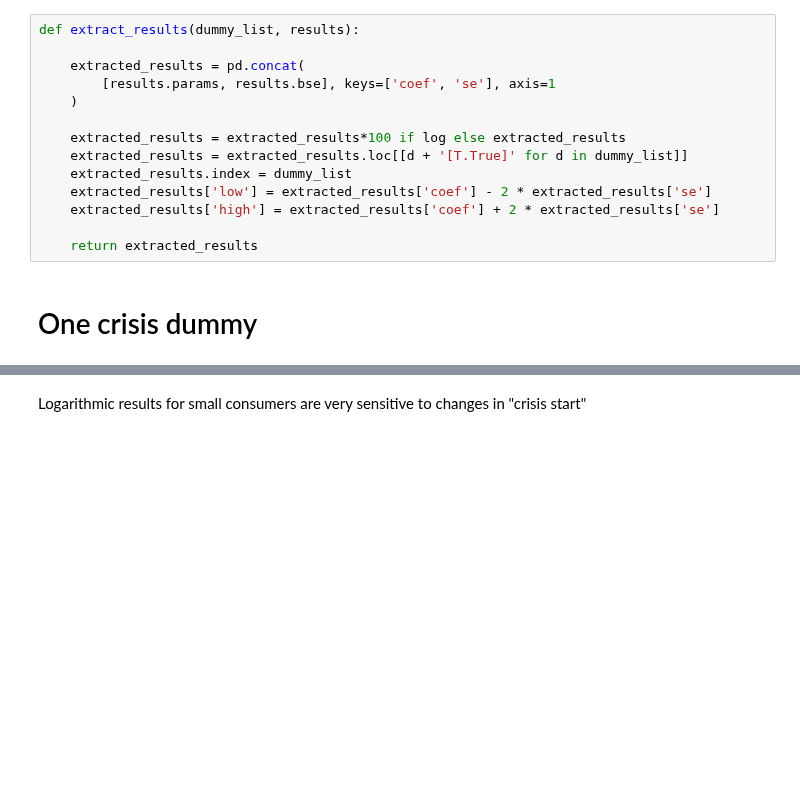
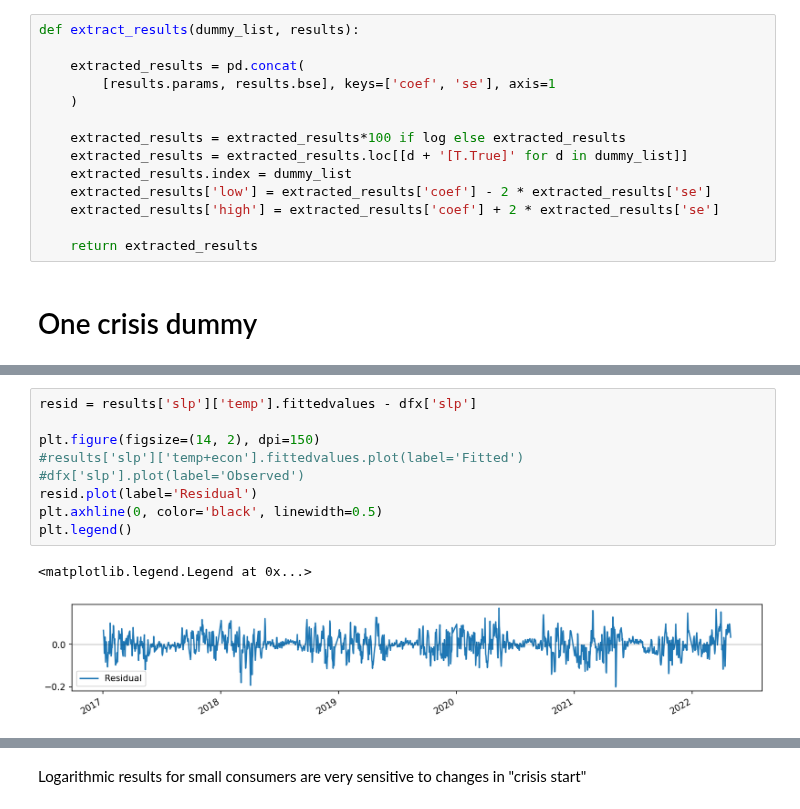
Before and after one commit to oruhnau/energy_demand, a Jupyter notebook: top_down/analysis.ipynb, the cells around one changed output, grey strips where cells are left out. Saved outputs shown, nothing was run; the diff lists cells and outputs as text; blank space fills up the shorter version.

```diff
--- a/top_down/analysis.ipynb
+++ b/top_down/analysis.ipynb
@@ -177,0 +269,12 @@ def one_dummy(further_controls=False, econ=False):
+# %%
+resid = results['slp']['temp'].fittedvalues - dfx['slp']
+
+plt.figure(figsize=(14, 2), dpi=150)
+#results['slp']['temp+econ'].fittedvalues.plot(label='Fitted')
+#dfx['slp'].plot(label='Observed')
+resid.plot(label='Residual')
+plt.axhline(0, color='black', linewidth=0.5)
+plt.legend()
+# %% [output]
+<matplotlib.legend.Legend at 0x...>
+[figure, added]
```
Also changed, not shown: parts of 78 cells of this notebook, 6 other files.
